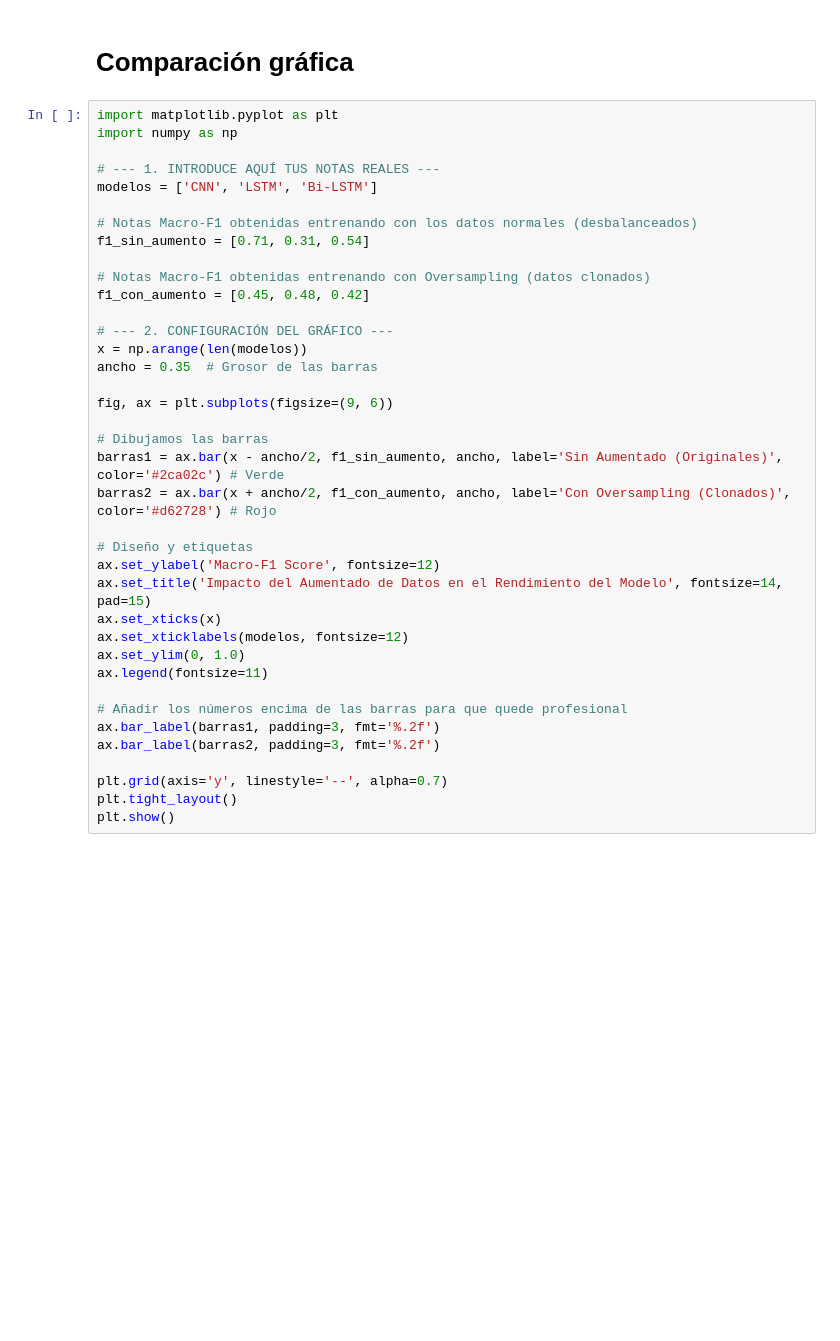
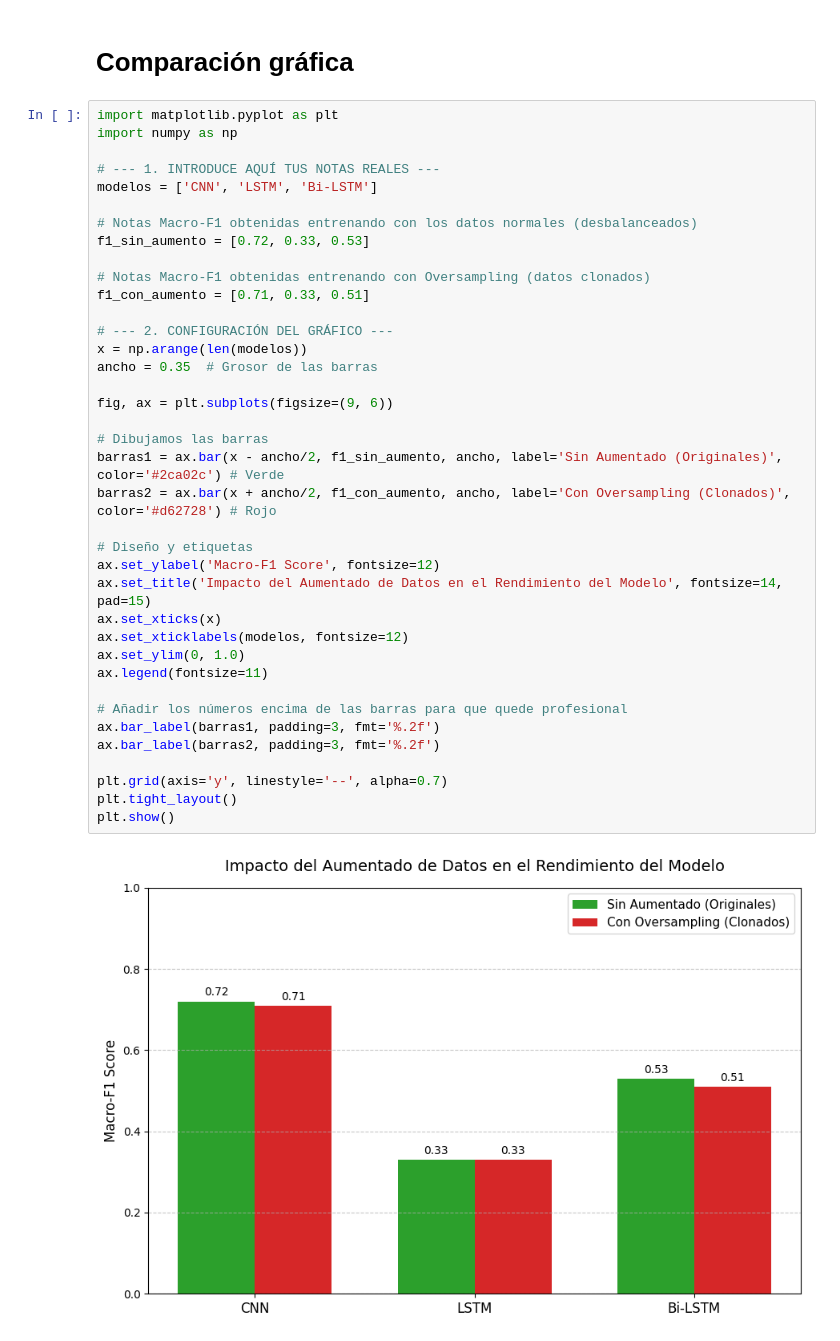
Before and after one commit to re531/Cancer-staging-proyect-pln, a Jupyter notebook: Codigos/04_Modelos_Avanzados.ipynb, the cells around one changed output. Drawn from its saved outputs; the diff is of its cells as text; blank space fills up the shorter version.

```diff
--- a/Codigos/04_Modelos_Avanzados.ipynb
+++ b/Codigos/04_Modelos_Avanzados.ipynb
@@ -556,33 +605,35 @@ import numpy as np
 modelos = ['CNN', 'LSTM', 'Bi-LSTM']
 
 # Notas Macro-F1 obtenidas entrenando con los datos normales (desbalanceados)
-f1_sin_aumento = [0.71, 0.31, 0.54]
+f1_sin_aumento = [0.72, 0.33, 0.53]
 
 # Notas Macro-F1 obtenidas entrenando con Oversampling (datos clonados)
-f1_con_aumento = [0.45, 0.48, 0.42]
+f1_con_aumento = [0.71, 0.33, 0.51]
 
 # --- 2. CONFIGURACIÓN DEL GRÁFICO ---
 x = np.arange(len(modelos))
 ancho = 0.35  # Grosor de las barras
 
 fig, ax = plt.subplots(figsize=(9, 6))
 
 # Dibujamos las barras
 barras1 = ax.bar(x - ancho/2, f1_sin_aumento, ancho, label='Sin Aumentado (Originales)', color='#2ca02c') # Verde
 barras2 = ax.bar(x + ancho/2, f1_con_aumento, ancho, label='Con Oversampling (Clonados)', color='#d62728') # Rojo
 
 # Diseño y etiquetas
 ax.set_ylabel('Macro-F1 Score', fontsize=12)
 ax.set_title('Impacto del Aumentado de Datos en el Rendimiento del Modelo', fontsize=14, pad=15)
 ax.set_xticks(x)
 ax.set_xticklabels(modelos, fontsize=12)
 ax.set_ylim(0, 1.0)
 ax.legend(fontsize=11)
 
 # Añadir los números encima de las barras para que quede profesional
 ax.bar_label(barras1, padding=3, fmt='%.2f')
 ax.bar_label(barras2, padding=3, fmt='%.2f')
 
 plt.grid(axis='y', linestyle='--', alpha=0.7)
 plt.tight_layout()
 plt.show()
+# %% [output]
+[figure, added]
```
Also changed, not shown: parts of 6 cells of this notebook, 2 other files.
